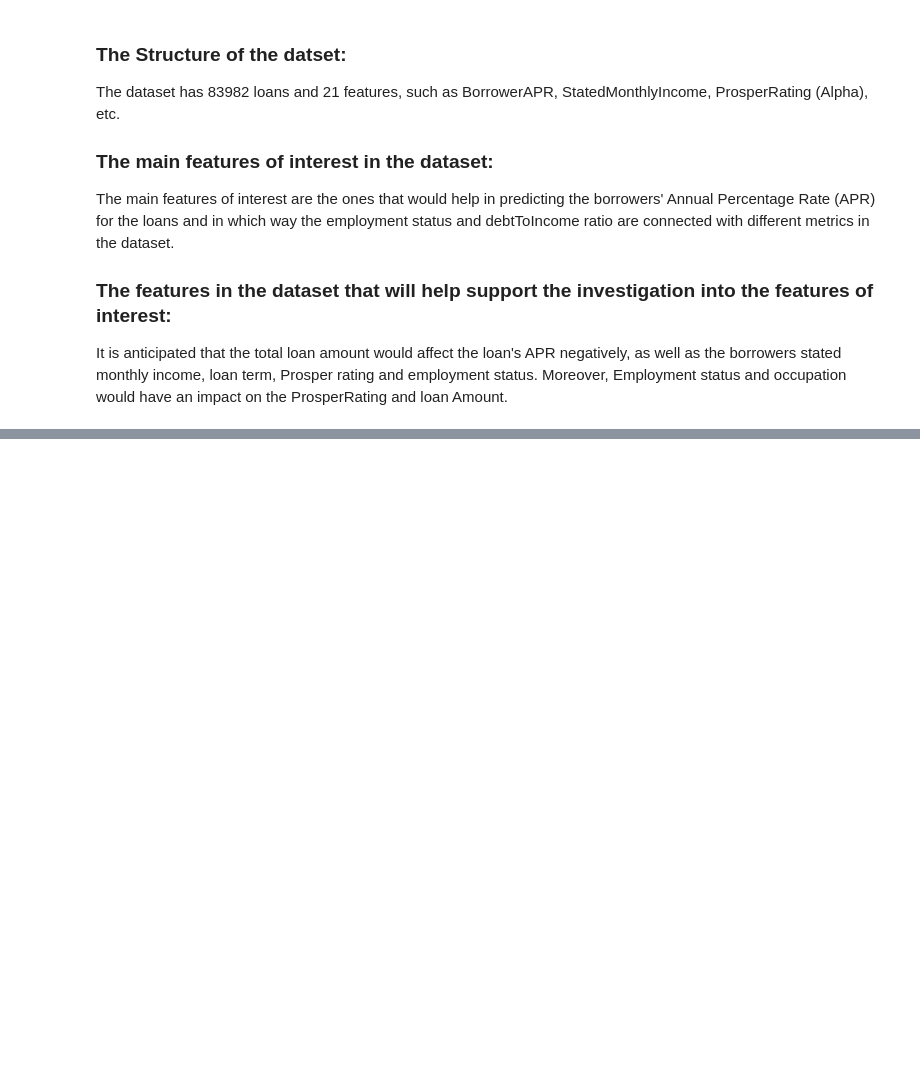
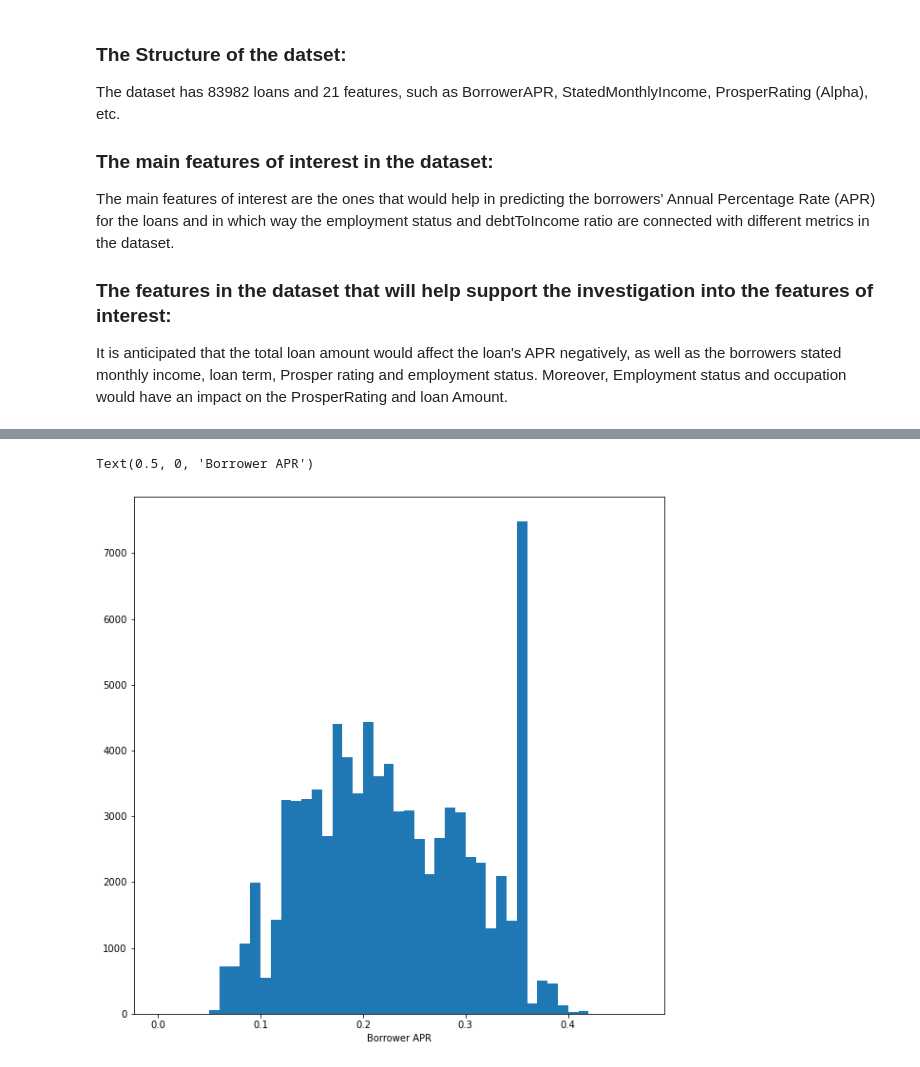
Before and after one commit to Yara-Aldajjani/Analyzing-Loan-Data-from-Prosper, a Jupyter notebook: Prosper_Loan_Data_Analyses.ipynb, the cells around one changed output, grey strips where cells are left out. Cells and saved outputs as stored; diff of their text form; code cells hidden in the pictures; blank space fills up the shorter version.

```diff
--- a/Prosper_Loan_Data_Analyses.ipynb
+++ b/Prosper_Loan_Data_Analyses.ipynb
@@ -619,0 +649,9 @@ It is anticipated that the total loan amount would affect the loan's APR negativ
+# %%
+#the distribution of the borrower APR; since it's the main variable of interest
+Bins = np.arange(0, Loan_Data_subset['BorrowerAPR'].max()+0.05, 0.01)
+plt.figure(figsize=[10, 10])
+plt.hist(data = Loan_Data_subset, x = 'BorrowerAPR', bins = Bins);
+plt.xlabel('Borrower APR')
+# %% [output]
+Text(0.5, 0, 'Borrower APR')
+[figure, added]
```
Also changed, not shown: parts of 79 cells of this notebook, 1 other file.
